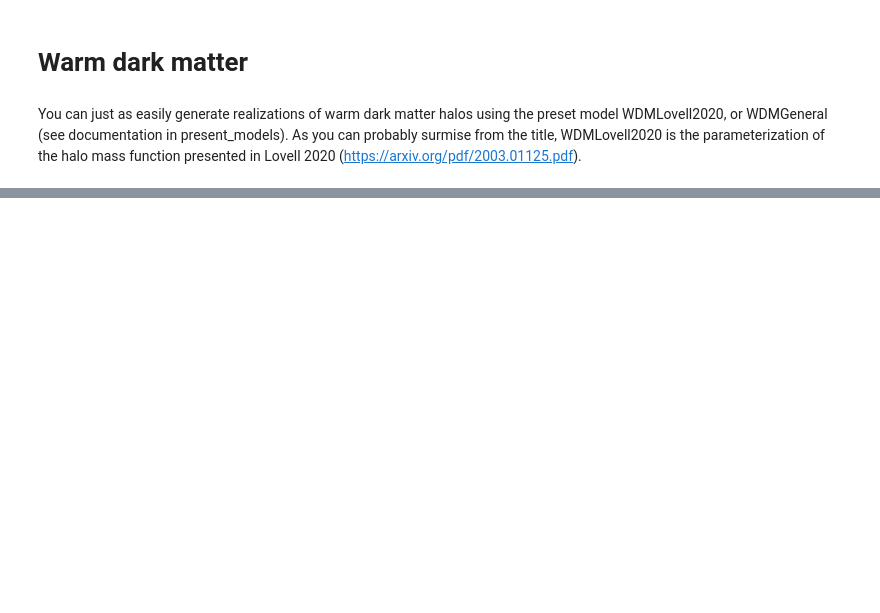
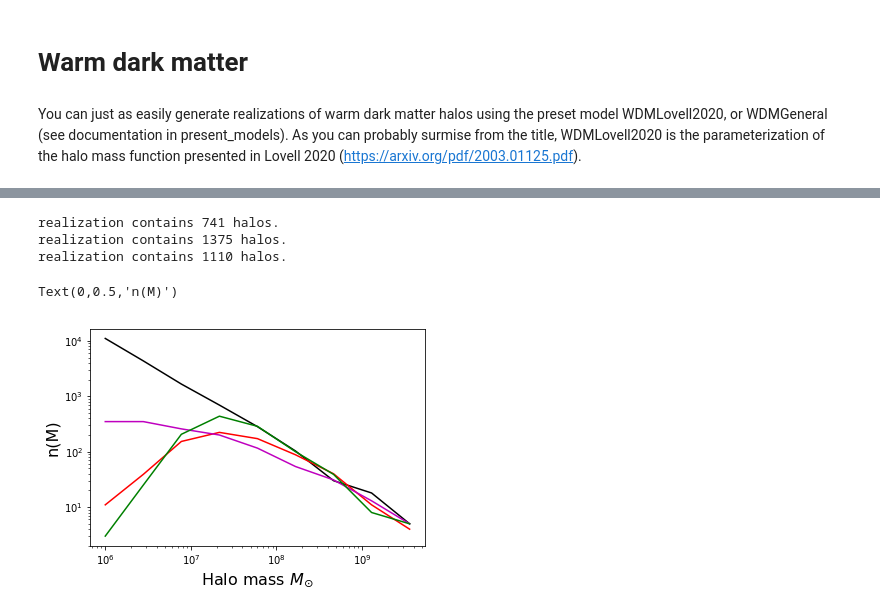
Before and after one commit to dangilman/pyHalo, a Jupyter notebook: example_notebooks/example_generating_realizations.ipynb, the cells around one changed output, grey strips where cells are left out. Cells and saved outputs as stored; diff of their text form; code cells hidden in the pictures; blank space fills up the shorter version.

```diff
--- a/example_notebooks/example_generating_realizations.ipynb
+++ b/example_notebooks/example_generating_realizations.ipynb
@@ -115,0 +121,50 @@ plt.imshow(kappa_full_WDM - kappa_macro, vmin=-0.1, vmax=0.1, cmap='bwr')
+# %%
+log10_half_mode_mass = 7.5
+a_wdm = 0.5
+b_wdm = 1.0
+c_wdm = -3.0
+kwargs_wdm = {'a_wdm_los': a_wdm, 'a_wdm_sub': a_wdm, 'b_wdm_los': b_wdm, 'b_wdm_sub': b_wdm,
+             'c_wdm_los': c_wdm, 'c_wdm_sub': c_wdm}
+realizationWDM = WDM(zlens, zsource, log10_half_mode_mass, cone_opening_angle_arcsec=10, **kwargs_wdm)
+
+print('realization contains '+str(len(realizationWDM.halos))+' halos.')
+halo_masses = [halo.mass for halo in realizationWDM.halos]
+Nwdm, mwdm = np.histogram(halo_masses, bins=np.logspace(6, 10, 10))
+
+plt.loglog(m[0:-1], N, color='k')
+plt.loglog(mwdm[0:-1], Nwdm, color='r')
+
+a_wdm = 0.5
+b_wdm = 0.5
+c_wdm = -3.0
+kwargs_wdm = {'a_wdm_los': a_wdm, 'a_wdm_sub': a_wdm, 'b_wdm_los': b_wdm, 'b_wdm_sub': b_wdm,
+             'c_wdm_los': c_wdm, 'c_wdm_sub': c_wdm}
+realizationWDM = WDM(zlens, zsource, log10_half_mode_mass, cone_opening_angle_arcsec=10, **kwargs_wdm)
+
+print('realization contains '+str(len(realizationWDM.halos))+' halos.')
+halo_masses = [halo.mass for halo in realizationWDM.halos]
+Nwdm, mwdm = np.histogram(halo_masses, bins=np.logspace(6, 10, 10))
+
+plt.loglog(mwdm[0:-1], Nwdm, color='m')
+
+a_wdm = 0.5
+b_wdm = 3.0
+c_wdm = -1.0
+kwargs_wdm = {'a_wdm_los': a_wdm, 'a_wdm_sub': a_wdm, 'b_wdm_los': b_wdm, 'b_wdm_sub': b_wdm,
+             'c_wdm_los': c_wdm, 'c_wdm_sub': c_wdm}
+realizationWDM = WDM(zlens, zsource, log10_half_mode_mass, cone_opening_angle_arcsec=10, **kwargs_wdm)
+
+print('realization contains '+str(len(realizationWDM.halos))+' halos.')
+halo_masses = [halo.mass for halo in realizationWDM.halos]
+Nwdm, mwdm = np.histogram(halo_masses, bins=np.logspace(6, 10, 10))
+
+plt.loglog(mwdm[0:-1], Nwdm, color='g')
+
+plt.xlabel('Halo mass '+r'$M_{\odot}$', fontsize=16)
+plt.ylabel('n(M)', fontsize=16)
+# %% [output]
+realization contains 741 halos.
+realization contains 1375 halos.
+realization contains 1110 halos.
+Text(0,0.5,'n(M)')
+[figure, added]
```
Also changed, not shown: parts of 5 cells of this notebook, 4 other files.
